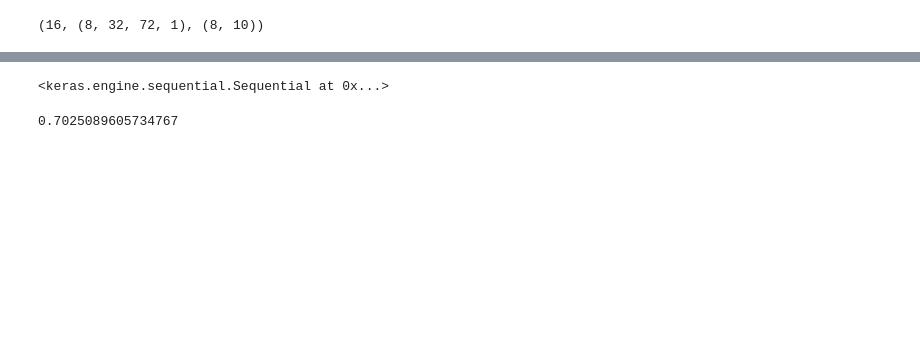
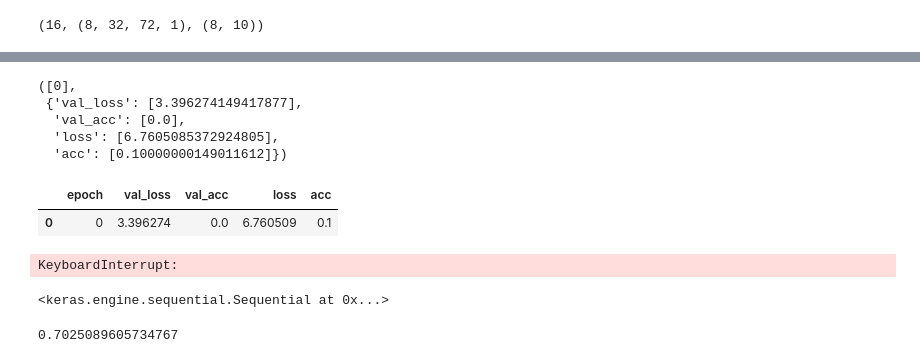
Before and after one commit to jonnor/ESC-CNN-microcontroller, a Jupyter notebook: experiments/urbansounds/First.ipynb, the cells around one changed output, grey strips where cells are left out. Cells and saved outputs as stored; diff of their text form; code cells hidden in the pictures; blank space fills up the shorter version.

```diff
--- a/experiments/urbansounds/First.ipynb
+++ b/experiments/urbansounds/First.ipynb
@@ -193,5 +194,5 @@ load_sample(df.iloc[5]).shape
 # %%
-import joblib
+
 def gen(X, Y, loader, batchsize=10, n_classes=10):
 
     assert len(X) == len(Y), 'X and Y must be equal length'
@@ -207,7 +208,6 @@ def gen(X, Y, loader, batchsize=10, n_classes=10):
 
         while len(batch_data) < batchsize:
             data = loader(X.iloc[sample_idx])
-            data = numpy.expand_dims(data, -1)
             y = Y.iloc[sample_idx]
             y = keras.utils.to_categorical(y, num_classes=n_classes)
             batch_data.append(data)
@@ -228,12 +228,16 @@ len(batches), batches[0][0].shape, batches[0][1].shape
 import dense
 import sbcnn
 import dilated
-#model = dilated.build_model(bands=32, frames=72, channels=1, kernels=[32,32,32,32])
-model = sbcnn.build_model(bands=32, frames=72, channels=1, pool=(3,3))
-#model = dense.build_model(bands=32, frames=72, channels=1, pooling='avg',
-#                          dropout=0.5, growth=30, reduction=0.5)
 
-model.summary()
+def build_model():
+
+    #model = dilated.build_model(bands=32, frames=72, channels=1, kernels=[32,32,32,32])
+    model = sbcnn.build_model(bands=32, frames=72, channels=1, pool=(3,3))
+    #model = dense.build_model(bands=32, frames=72, channels=1, pooling='avg',
+    #                          dropout=0.5, growth=30, reduction=0.5)
+    return model
+
+build_model().summary()
 # %% [output]
 _________________________________________________________________
 Layer (type)                 Output Shape              Param #
@@ -300,3 +298,37 @@ Epoch 00020: val_acc did not improve from 0.62367
+# %%
+h.epoch, h.history
+# %% [output]
+([0],
+ {'val_loss': [3.396274149417877],
+  'val_acc': [0.0],
+  'loss': [6.7605085372924805],
+  'acc': [0.10000000149011612]})
+# %%
+def history_dataframe(h):
+    data = {}
+    data['epoch'] = h.epoch
+    for k, v in h.history.items():
+        data[k] = v
+    df = pandas.DataFrame(data)
+    return df
+
+history_dataframe(h)
+# %% [output]
+|  | epoch | val_loss | val_acc | loss | acc |
+| 0 | 0 | 3.396274 | 0.0 | 6.760509 | 0.1 |
+# %%
+def run_experiment(name):
+
+    for fold_no, fold_data in enumerate(folds):
+        model_name = "{}.f{}".format(name, fold_no)
+        hist = train_model(model_name, fold_data,
+                           epochs=1, train_samples=20, val_samples=20, batch_size=10)
+        df = history_dataframe(hist)
+        df.to_csv(model_name+'.history.csv')
+
+run_experiment("first")
+# %% [output]
+KeyboardInterrupt:
 # %%
 model = keras.models.load_model('sbcnn.hdf5')
 model
```
Also changed, not shown: parts of 7 cells of this notebook.
